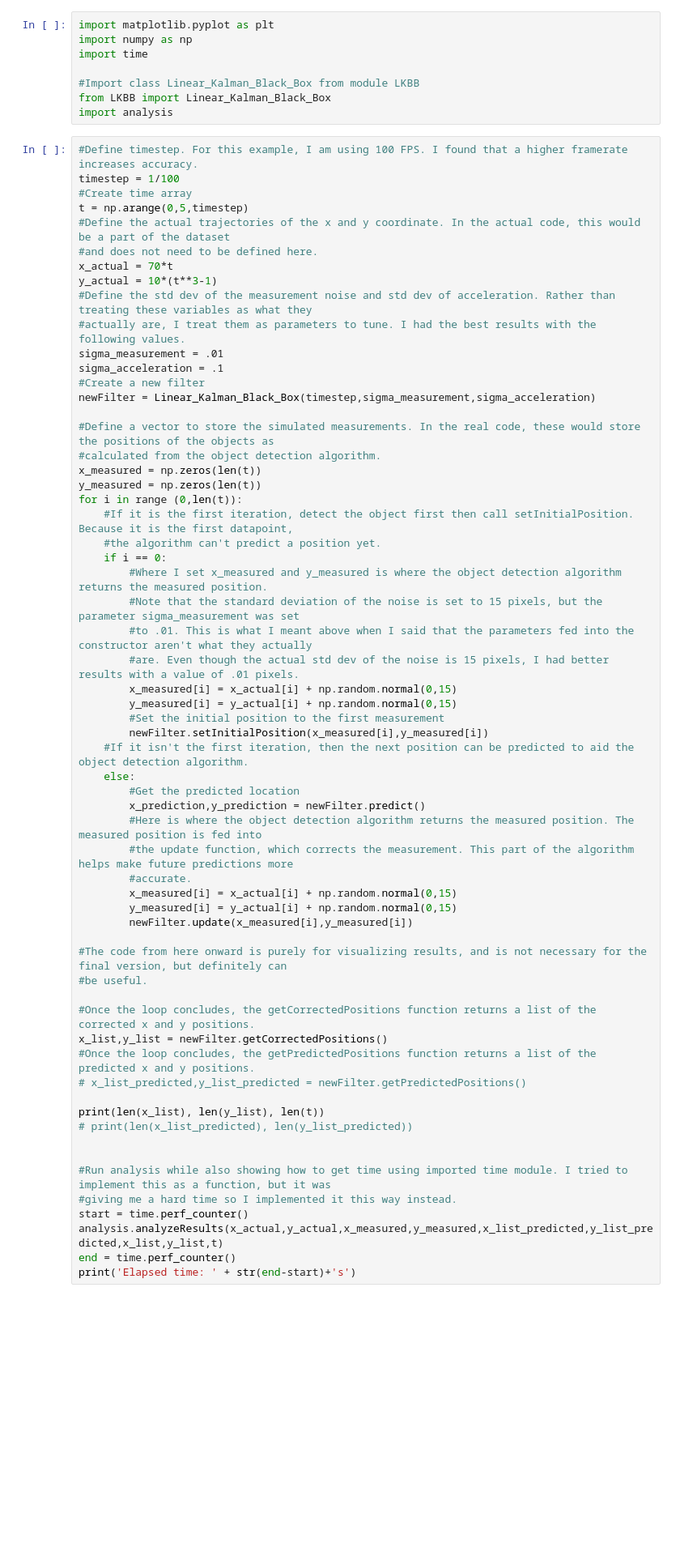
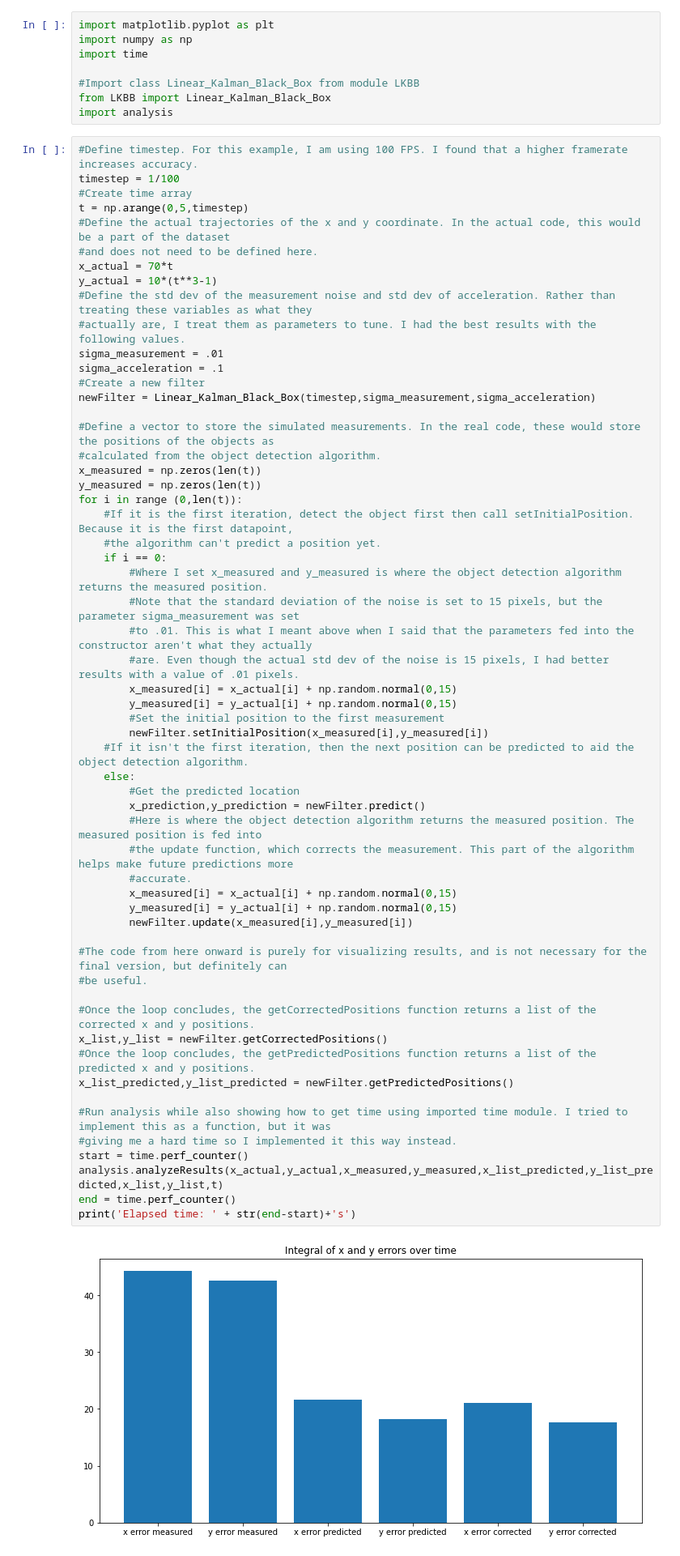
Before and after one commit to hriggott/cv-final-kalman-motion, a Jupyter notebook: src/Linear_Kalman_Black_Box_Example.ipynb, the cells around one changed output. Shown: that part at 81% size. Cells and saved outputs as stored; diff of their text form; blank space fills up the shorter version.

```diff
--- a/src/Linear_Kalman_Black_Box_Example.ipynb
+++ b/src/Linear_Kalman_Black_Box_Example.ipynb
@@ -36,35 +36,32 @@ for i in range (0,len(t)):
         #are. Even though the actual std dev of the noise is 15 pixels, I had better results with a value of .01 pixels.
         x_measured[i] = x_actual[i] + np.random.normal(0,15)
         y_measured[i] = y_actual[i] + np.random.normal(0,15)
         #Set the initial position to the first measurement
         newFilter.setInitialPosition(x_measured[i],y_measured[i])
     #If it isn't the first iteration, then the next position can be predicted to aid the object detection algorithm.
     else:
         #Get the predicted location
         x_prediction,y_prediction = newFilter.predict()
         #Here is where the object detection algorithm returns the measured position. The measured position is fed into
         #the update function, which corrects the measurement. This part of the algorithm helps make future predictions more
         #accurate.
         x_measured[i] = x_actual[i] + np.random.normal(0,15)
         y_measured[i] = y_actual[i] + np.random.normal(0,15)
         newFilter.update(x_measured[i],y_measured[i])
 
 #The code from here onward is purely for visualizing results, and is not necessary for the final version, but definitely can
 #be useful.
 
 #Once the loop concludes, the getCorrectedPositions function returns a list of the corrected x and y positions.
 x_list,y_list = newFilter.getCorrectedPositions()
 #Once the loop concludes, the getPredictedPositions function returns a list of the predicted x and y positions.
-# x_list_predicted,y_list_predicted = newFilter.getPredictedPositions()
-
-print(len(x_list), len(y_list), len(t))
-# print(len(x_list_predicted), len(y_list_predicted))
-
+x_list_predicted,y_list_predicted = newFilter.getPredictedPositions()
 
 #Run analysis while also showing how to get time using imported time module. I tried to implement this as a function, but it was
 #giving me a hard time so I implemented it this way instead.
 start = time.perf_counter()
 analysis.analyzeResults(x_actual,y_actual,x_measured,y_measured,x_list_predicted,y_list_predicted,x_list,y_list,t)
 end = time.perf_counter()
 print('Elapsed time: ' + str(end-start)+'s')
 # %% [output]
+[figure, added]
```
Also changed, not shown: parts of 2 cells of this notebook, 1 other file.
